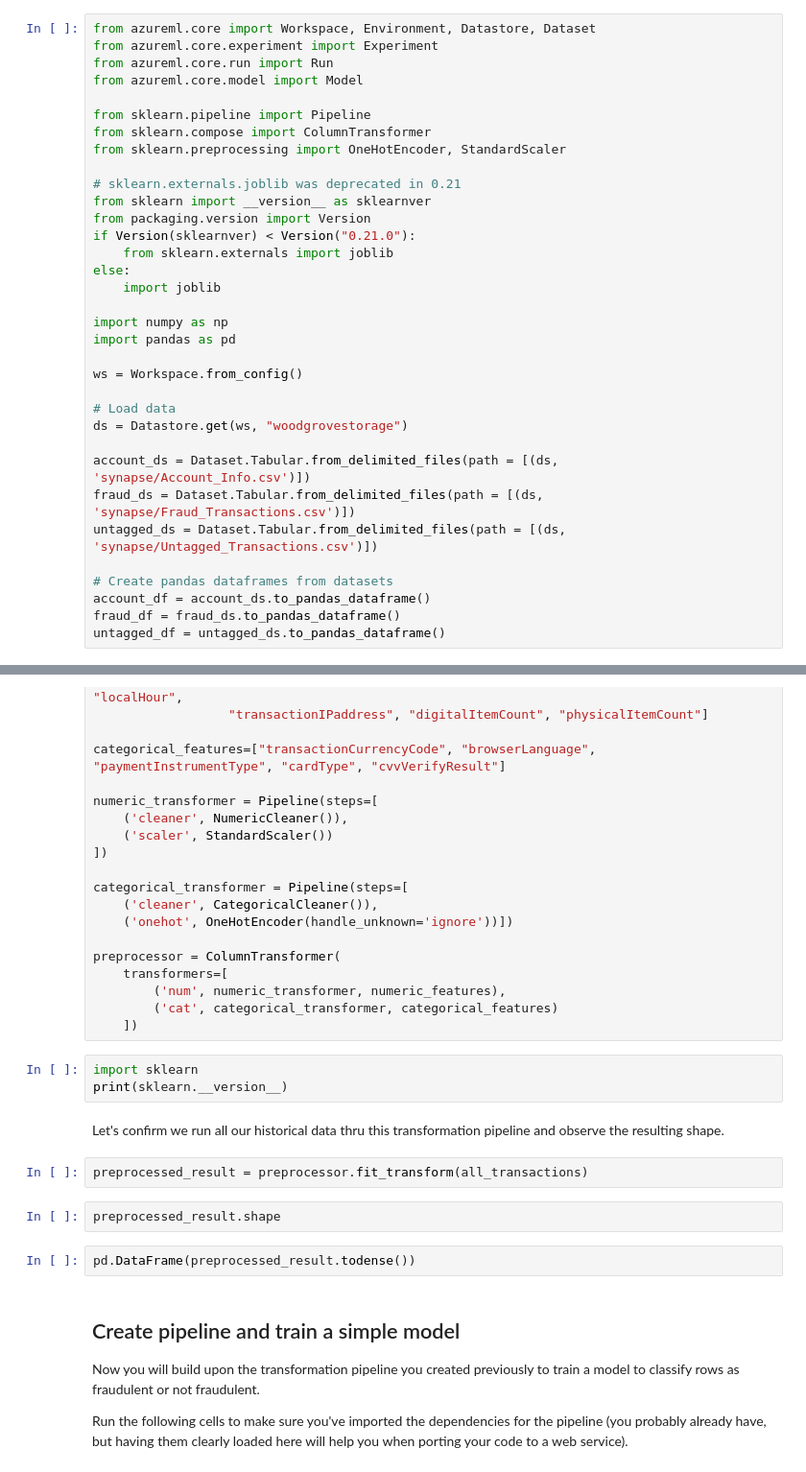
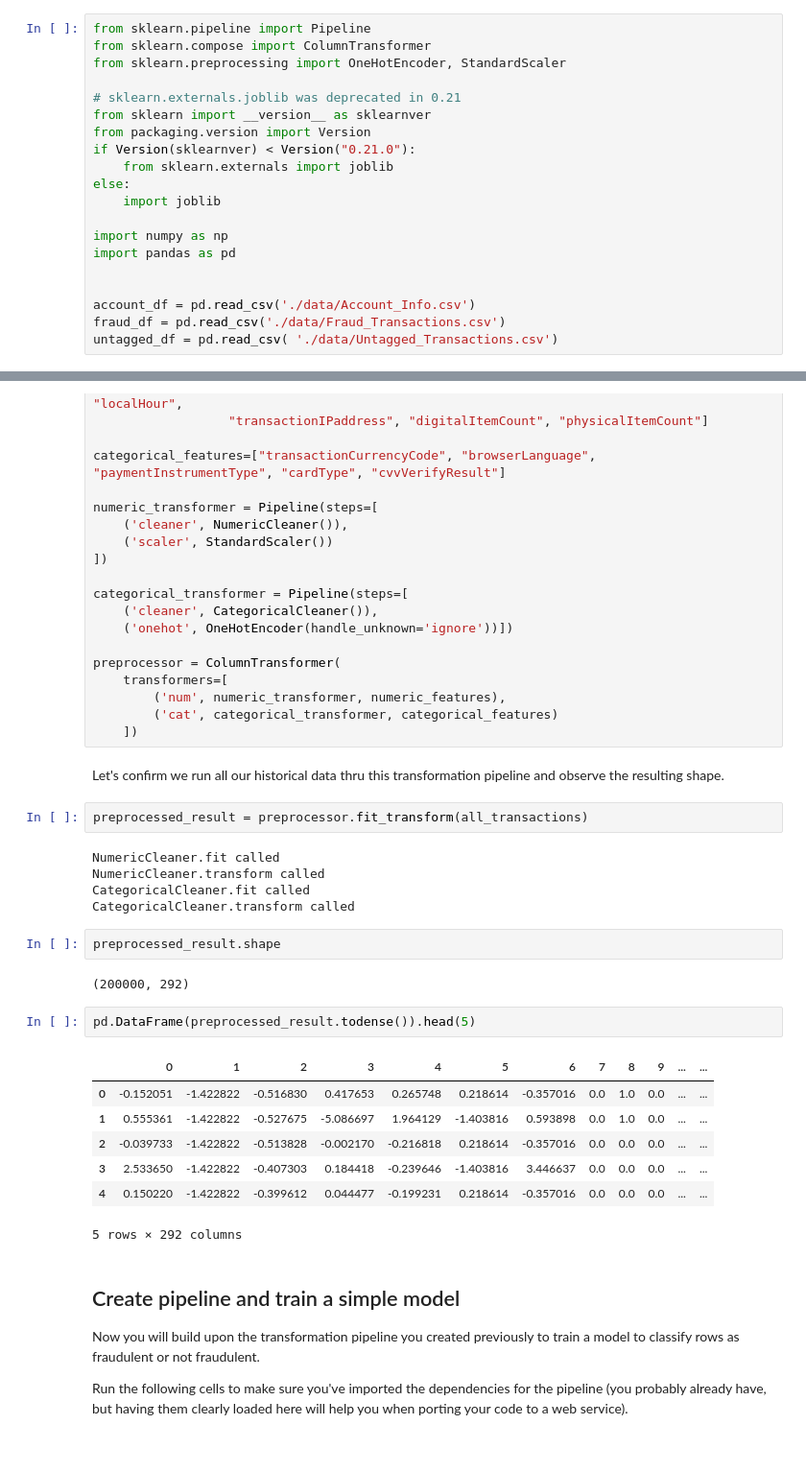
Before and after one commit to teja-vardhan-kumar/innovative-fraud-detection, a Jupyter notebook: Prepare real-time scoring model.ipynb, the cells around one changed output, grey strips where cells are left out. Shown: that part at 96% size. Saved outputs shown, nothing was run; the diff lists cells and outputs as text.

```diff
--- a/Prepare real-time scoring model.ipynb
+++ b/Prepare real-time scoring model.ipynb
@@ -8,11 +8,6 @@ The team at Woodgrove Bank has provided you with exported CSV copies of historic
 #!pip install --upgrade scikit-learn
 #!pip install --upgrade numpy
 # %%
-from azureml.core import Workspace, Environment, Datastore, Dataset
-from azureml.core.experiment import Experiment
-from azureml.core.run import Run
-from azureml.core.model import Model
-
 from sklearn.pipeline import Pipeline
 from sklearn.compose import ColumnTransformer
 from sklearn.preprocessing import OneHotEncoder, StandardScaler
@@ -28,16 +23,7 @@ else:
 import numpy as np
 import pandas as pd
 
-ws = Workspace.from_config()
 
-# Load data
-ds = Datastore.get(ws, "woodgrovestorage")
-
-account_ds = Dataset.Tabular.from_delimited_files(path = [(ds, 'synapse/Account_Info.csv')])
-fraud_ds = Dataset.Tabular.from_delimited_files(path = [(ds, 'synapse/Fraud_Transactions.csv')])
-untagged_ds = Dataset.Tabular.from_delimited_files(path = [(ds, 'synapse/Untagged_Transactions.csv')])
-
-# Create pandas dataframes from datasets
-account_df = account_ds.to_pandas_dataframe()
-fraud_df = fraud_ds.to_pandas_dataframe()
-untagged_df = untagged_ds.to_pandas_dataframe()
+account_df = pd.read_csv('./data/Account_Info.csv')
+fraud_df = pd.read_csv('./data/Fraud_Transactions.csv')
+untagged_df = pd.read_csv( './data/Untagged_Transactions.csv')
@@ -260,17 +267,29 @@ preprocessor = ColumnTransformer(
         ('num', numeric_transformer, numeric_features),
         ('cat', categorical_transformer, categorical_features)
     ])
-# %%
-import sklearn
-print(sklearn.__version__)
 # %% [markdown]
 Let's confirm we run all our historical data thru this transformation pipeline and observe the resulting shape.
 # %%
 preprocessed_result = preprocessor.fit_transform(all_transactions)
+# %% [output]
+NumericCleaner.fit called
+NumericCleaner.transform called
+CategoricalCleaner.fit called
+CategoricalCleaner.transform called
 # %%
 preprocessed_result.shape
+# %% [output]
+(200000, 292)
 # %%
-pd.DataFrame(preprocessed_result.todense())
+pd.DataFrame(preprocessed_result.todense()).head(5)
+# %% [output]
+|  | 0 | 1 | 2 | 3 | 4 | 5 | 6 | 7 | 8 | 9 | ... | ... |
+| 0 | -0.152051 | -1.422822 | -0.516830 | 0.417653 | 0.265748 | 0.218614 | -0.357016 | 0.0 | 1.0 | 0.0 | ... | ... |
+| 1 | 0.555361 | -1.422822 | -0.527675 | -5.086697 | 1.964129 | -1.403816 | 0.593898 | 0.0 | 1.0 | 0.0 | ... | ... |
+| 2 | -0.039733 | -1.422822 | -0.513828 | -0.002170 | -0.216818 | 0.218614 | -0.357016 | 0.0 | 0.0 | 0.0 | ... | ... |
+| 3 | 2.533650 | -1.422822 | -0.407303 | 0.184418 | -0.239646 | -1.403816 | 3.446637 | 0.0 | 0.0 | 0.0 | ... | ... |
+| 4 | 0.150220 | -1.422822 | -0.399612 | 0.044477 | -0.199231 | 0.218614 | -0.357016 | 0.0 | 0.0 | 0.0 | ... | ... |
+5 rows × 292 columns
 # %% [markdown]
 ## Create pipeline and train a simple model
 
```
Also changed, not shown: parts of 33 cells of this notebook, 36 other files.
